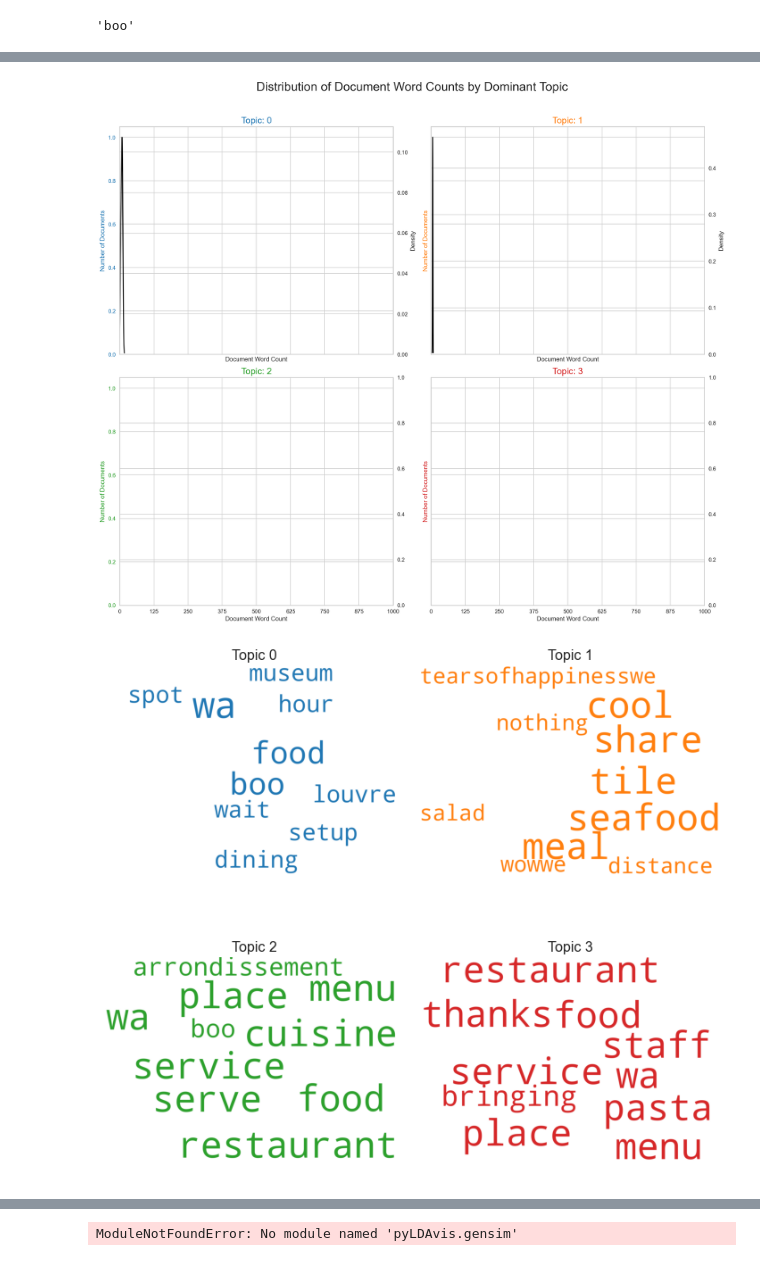
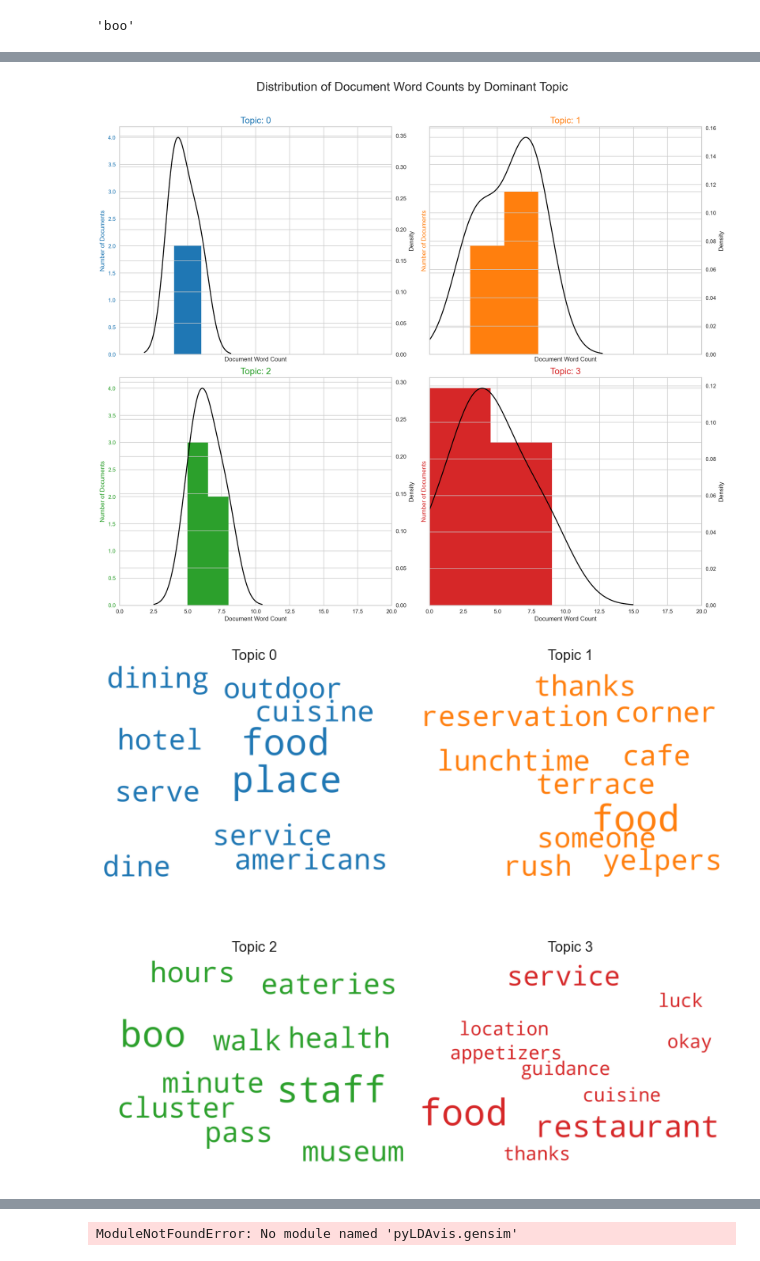
Before and after one commit to AurelieAAN/OP_Project6, a Jupyter notebook: P6_02_notebook.ipynb, the cells around one changed output, grey strips where cells are left out. Saved outputs shown, nothing was run; the diff lists cells and outputs as text; code cells hidden in the pictures.

```diff
--- a/P6_02_notebook.ipynb
+++ b/P6_02_notebook.ipynb
@@ -671,7 +666,9 @@ reviews.head(2)
 reviews["text_tokens_pos_tagged"] =  reviews["new_text"].apply(lambda x: " ".join([y for y, tag in word_pos_tagger(nltk.word_tokenize(x)) if tag in list_keep]))
 # %%
 list_nouns = ["NN", "NNS", "NNP", "NNPS"]
-reviews["words_subjects"] =  reviews["lemmatized"].apply(lambda x: " ".join([y for y, tag in word_pos_tagger(nltk.word_tokenize(x)) if tag in list_nouns]))
+reviews["words_subjects"] =  reviews["new_text"].apply(lambda x: " ".join([y for y, tag in word_pos_tagger(nltk.word_tokenize(x)) if tag in list_nouns]))
+reviews["words_subjects_st"] =  reviews["stemmed"].apply(lambda x: " ".join([y for y, tag in word_pos_tagger(nltk.word_tokenize(x)) if tag in list_nouns]))
+reviews["words_subjects_lem"] =  reviews["lemmatized"].apply(lambda x: " ".join([y for y, tag in word_pos_tagger(nltk.word_tokenize(x)) if tag in list_nouns]))
 # %%
 reviews.head(2)
 # %% [output]
@@ -1275,0 +1305,11 @@ df_topic_sents_keywords
+# %%
+# Build LDA model
+lda_model = gensim.models.ldamodel.LdaModel(corpus=corpus,
+                                           id2word=id2word,
+                                           num_topics=4,
+                                           random_state=100,
+                                           update_every=1,
+                                           chunksize=100,
+                                           passes=10,
+                                           alpha='auto',
+                                           per_word_topics=True)
@@ -1275,0 +1328,7 @@ df_topic_sents_keywords
+# %%
+df_topic_sents_keywords = format_topics_sentences(ldamodel=lda_model, corpus=corpus, texts=texts)
+
+# Format
+df_dominant_topic = df_topic_sents_keywords.reset_index()
+df_dominant_topic.columns = ['Document_No', 'Dominant_Topic', 'Topic_Perc_Contrib', 'Keywords', 'Text']
+df_dominant_topic.head(10)
@@ -1306,27 +1373,27 @@ sent_topics_sorteddf_mallet.head(10)
 # %%
 import seaborn as sns
 import matplotlib.colors as mcolors
 cols = [color for name, color in mcolors.TABLEAU_COLORS.items()]  # more colors: 'mcolors.XKCD_COLORS'
 
 fig, axes = plt.subplots(2,2,figsize=(16,14), dpi=160, sharex=True, sharey=True)
 
 for i, ax in enumerate(axes.flatten()):
     df_dominant_topic_sub = df_dominant_topic.loc[df_dominant_topic.Dominant_Topic == i, :]
     doc_lens = [len(d) for d in df_dominant_topic_sub.Text]
-    ax.hist(doc_lens, bins = 1000, color=cols[i])
+    ax.hist(doc_lens, bins = 2, color=cols[i])
     ax.tick_params(axis='y', labelcolor=cols[i], color=cols[i])
     sns.kdeplot(doc_lens, color="black", shade=False, ax=ax.twinx())
-    ax.set(xlim=(0, 1000), xlabel='Document Word Count')
+    ax.set(xlim=(0, 20), xlabel='Document Word Count')
     ax.set_ylabel('Number of Documents', color=cols[i])
     ax.set_title('Topic: '+str(i), fontdict=dict(size=16, color=cols[i]))
 
 fig.tight_layout()
 fig.subplots_adjust(top=0.90)
-plt.xticks(np.linspace(0,1000,9))
+plt.xticks(np.linspace(0,20,9))
 fig.suptitle('Distribution of Document Word Counts by Dominant Topic', fontsize=22)
 plt.show()
 # %% [output]
-[figure, old version]
+[figure, new version]
 # %%
 # 1. Wordcloud of Top N words in each topic
 from matplotlib import pyplot as plt
@@ -1363,7 +1430,7 @@ plt.margins(x=0, y=0)
 plt.tight_layout()
 plt.show()
 # %% [output]
-[figure, old version]
+[figure, new version]
 # %%
 from collections import Counter
 topics = lda_model.show_topics(formatted=False)
```
Also changed, not shown: parts of 61 cells of this notebook.
